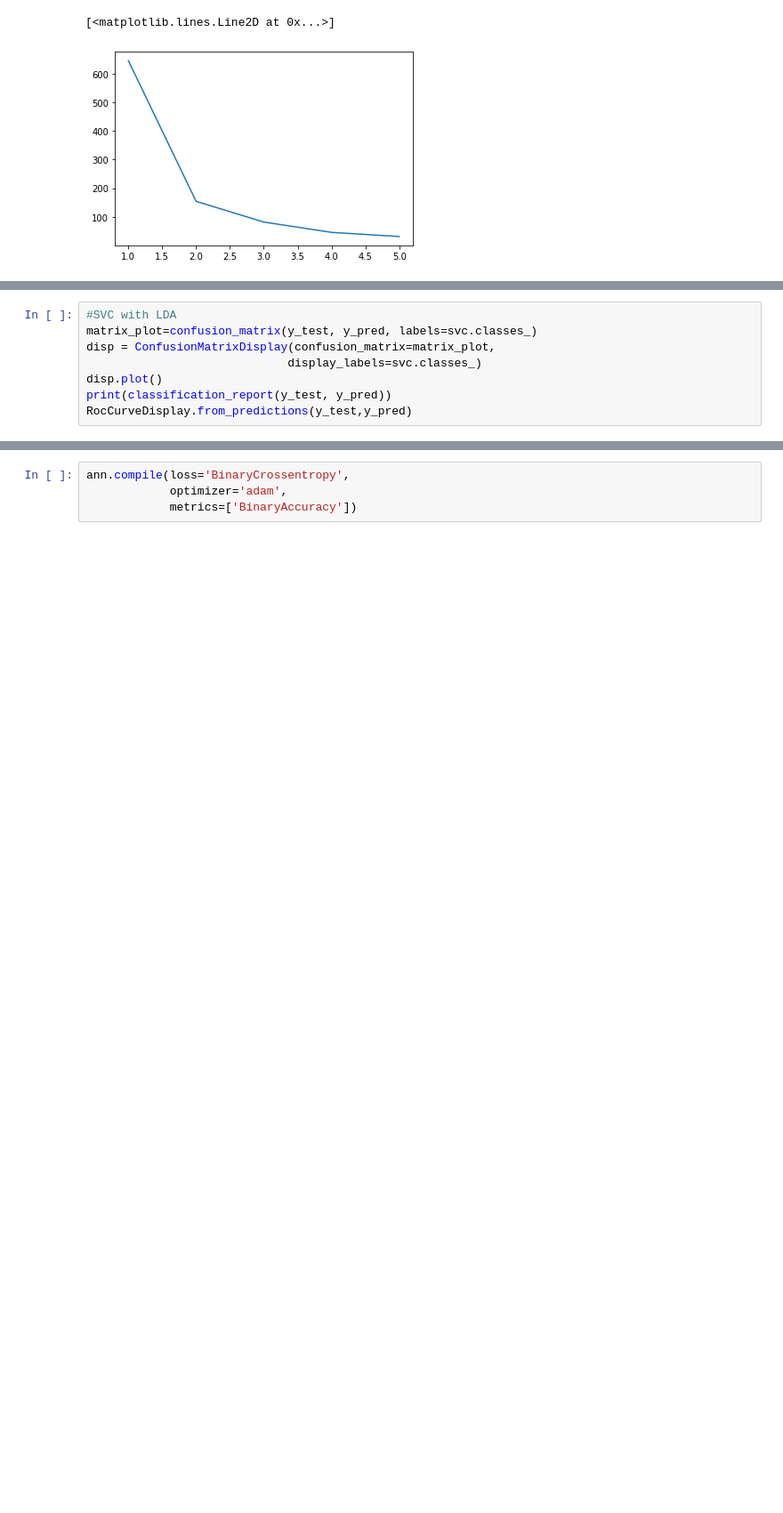
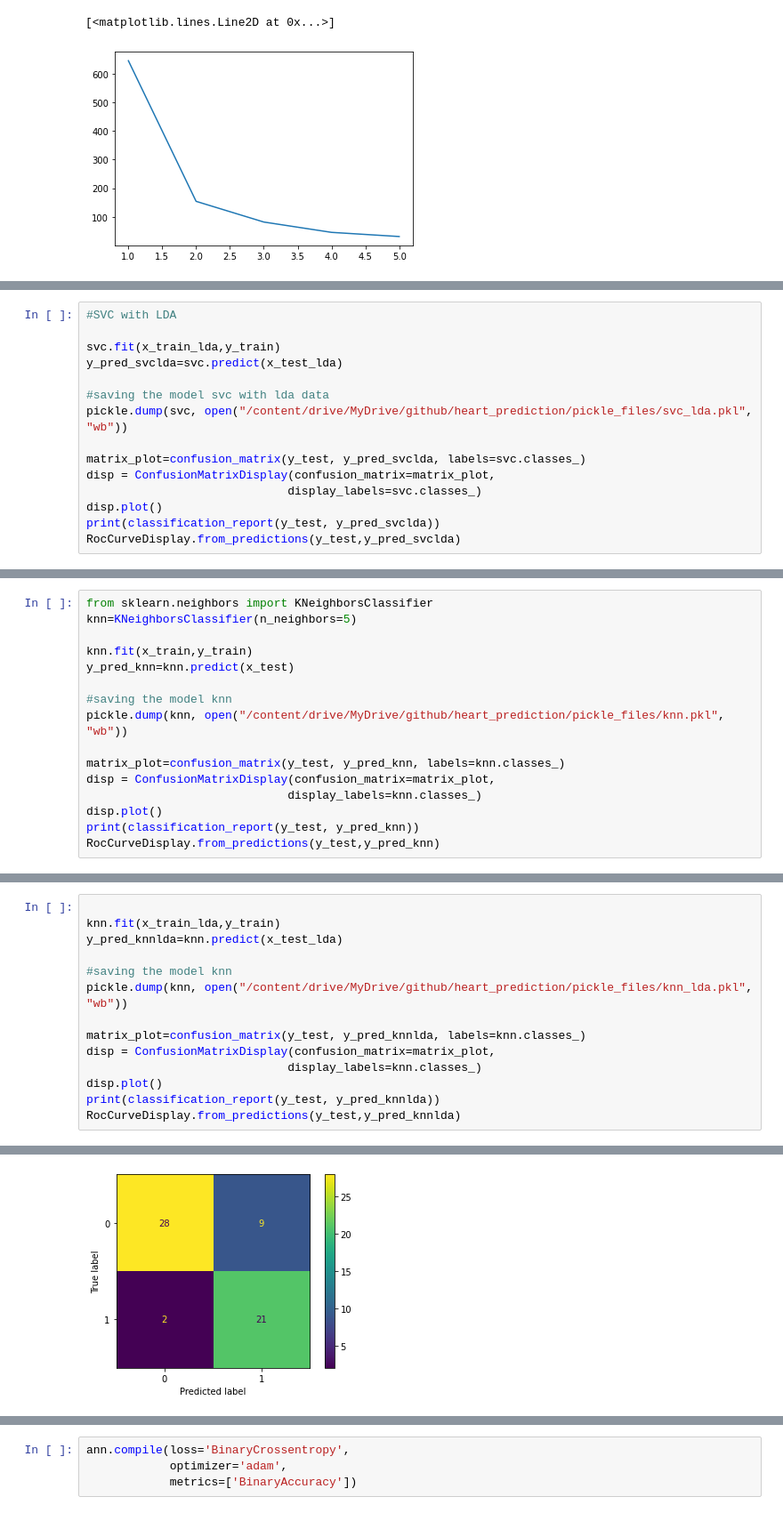
Before and after one commit to balaji-2k1/heart_disease_prediction, a Jupyter notebook: heart_disease_prediction.ipynb, the cells around one changed output, grey strips where cells are left out. Shown at 89% size. Cells and saved outputs as stored; diff of their text form; blank space fills up the shorter version.

```diff
--- a/heart_disease_prediction.ipynb
+++ b/heart_disease_prediction.ipynb
@@ -166,11 +206,18 @@ weighted avg       0.88      0.87      0.87        60
 # %%
 #SVC with LDA
-matrix_plot=confusion_matrix(y_test, y_pred, labels=svc.classes_)
+
+svc.fit(x_train_lda,y_train)
+y_pred_svclda=svc.predict(x_test_lda)
+
+#saving the model svc with lda data
+pickle.dump(svc, open("/content/drive/MyDrive/github/heart_prediction/pickle_files/svc_lda.pkl", "wb"))
+
+matrix_plot=confusion_matrix(y_test, y_pred_svclda, labels=svc.classes_)
 disp = ConfusionMatrixDisplay(confusion_matrix=matrix_plot,
                              display_labels=svc.classes_)
 disp.plot()
-print(classification_report(y_test, y_pred))
-RocCurveDisplay.from_predictions(y_test,y_pred)
+print(classification_report(y_test, y_pred_svclda))
+RocCurveDisplay.from_predictions(y_test,y_pred_svclda)
 # %% [output]
               precision    recall  f1-score   support
 
@@ -185,0 +237,16 @@ weighted avg       0.88      0.87      0.87        60
+# %%
+from sklearn.neighbors import KNeighborsClassifier
+knn=KNeighborsClassifier(n_neighbors=5)
+
+knn.fit(x_train,y_train)
+y_pred_knn=knn.predict(x_test)
+
+#saving the model knn
+pickle.dump(knn, open("/content/drive/MyDrive/github/heart_prediction/pickle_files/knn.pkl", "wb"))
+
+matrix_plot=confusion_matrix(y_test, y_pred_knn, labels=knn.classes_)
+disp = ConfusionMatrixDisplay(confusion_matrix=matrix_plot,
+                             display_labels=knn.classes_)
+disp.plot()
+print(classification_report(y_test, y_pred_knn))
+RocCurveDisplay.from_predictions(y_test,y_pred_knn)
@@ -185,0 +269,15 @@ weighted avg       0.88      0.87      0.87        60
+# %%
+
+knn.fit(x_train_lda,y_train)
+y_pred_knnlda=knn.predict(x_test_lda)
+
+#saving the model knn
+pickle.dump(knn, open("/content/drive/MyDrive/github/heart_prediction/pickle_files/knn_lda.pkl", "wb"))
+
+matrix_plot=confusion_matrix(y_test, y_pred_knnlda, labels=knn.classes_)
+disp = ConfusionMatrixDisplay(confusion_matrix=matrix_plot,
+                             display_labels=knn.classes_)
+disp.plot()
+print(classification_report(y_test, y_pred_knnlda))
+RocCurveDisplay.from_predictions(y_test,y_pred_knnlda)
+# %% [output]
@@ -185,0 +293 @@ weighted avg       0.88      0.87      0.87        60
+[figure, added]
```
Also changed, not shown: parts of 47 cells of this notebook, 11 other files.
